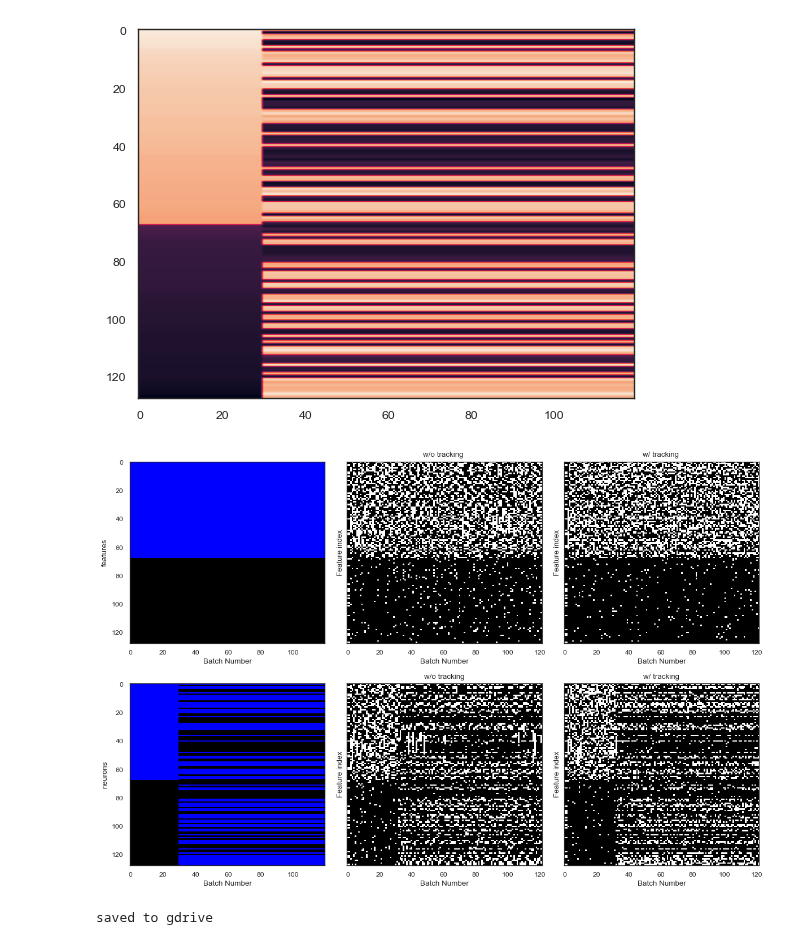
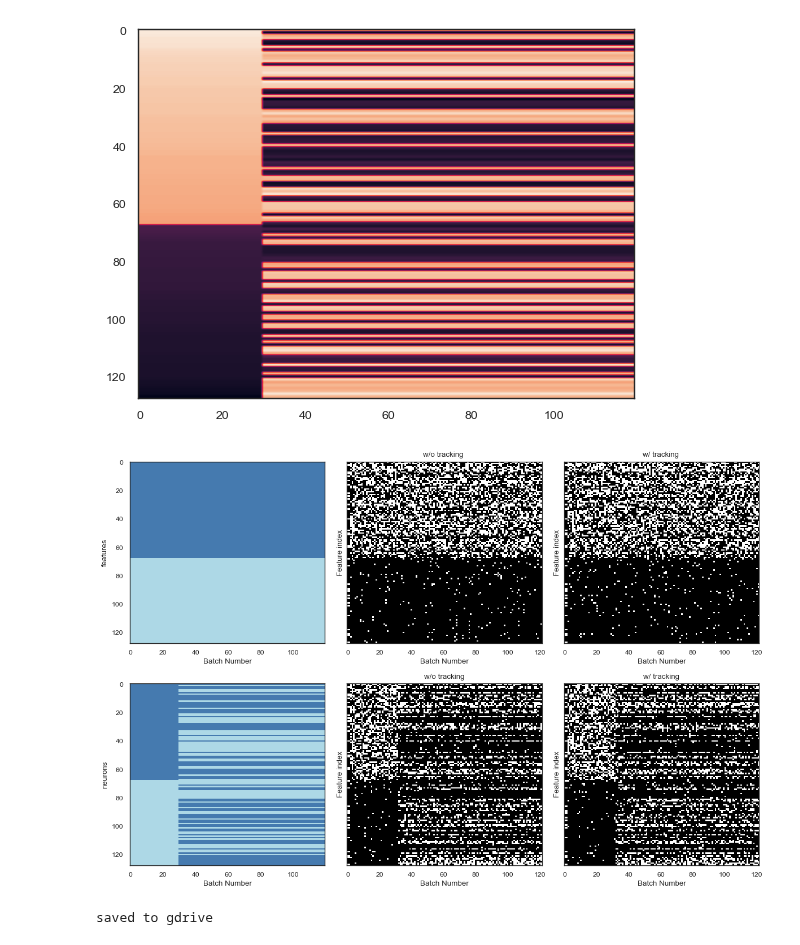
Before and after one commit to sijia66/adaptive_feature_selection, a Jupyter notebook: figure3_lasso_selection/231128_afs_figure3_full_feature_selection_full_lasso_random_seeds.ipynb, the cells around one changed output. Saved outputs shown, nothing was run; the diff lists cells and outputs as text; code cells hidden in the pictures.

```diff
--- a/figure3_lasso_selection/231128_afs_figure3_full_feature_selection_full_lasso_random_seeds.ipynb
+++ b/figure3_lasso_selection/231128_afs_figure3_full_feature_selection_full_lasso_random_seeds.ipynb
@@ -214,38 +214,38 @@ else:
 
     thresholded_encoder_weight_change_stationary = \
         encoder_weight_change_stationary >  encoder_weight_change_stationary.flatten().mean()
 
     # same thing for the shuffled case
     thresholded_encoder_weight_change_shuffle = \
         encoder_weight_change_shuffle >  encoder_weight_change_shuffle.flatten().mean()
 
 
     plot_feature_selection(thresholded_encoder_weight_change_stationary.T,
-                           selected_color = 'blue',
-                            unselected_color = 'black',
+                           selected_color = '#457AAF', # Leo said it's baby blue
+                            unselected_color = '#ADD8E6',
                            ax = ax_encoder_feat_activity[0, 0])
     plot_feature_selection(thresholded_encoder_weight_change_shuffle.T,
-                            selected_color = 'blue',
-                            unselected_color = 'black',
+                            selected_color = '#457AAF',
+                            unselected_color = '#ADD8E6',
                             ax = ax_encoder_feat_activity[1, 0])
     ax_encoder_feat_activity[0, 0].grid(False)
     ax_encoder_feat_activity[0, 0].set_ylabel('features')
 
 
     ax_encoder_feat_activity[1, 0].grid(False)
     ax_encoder_feat_activity[1, 0].set_ylabel('neurons')
 
     ax_feat_activity = ax_encoder_feat_activity[:, 1:]
 
     for i, (e, a) in enumerate(zip(exp_data_all,  ax_feat_activity.flatten())):
         plot_feature_selection(e['feature_selection']['feat_set'],
                                    ax = a)
 
         a.set_title(feature_selection_schemes[i])
 
 fig_feat_activity.tight_layout()
 # %% [output]
-[figure, old version]
+[figure, new version]
 # %%
 # save to gdrve if needed
 if save_to_gdrive:
```
Also changed, not shown: parts of 12 cells of this notebook, 5 other files.
